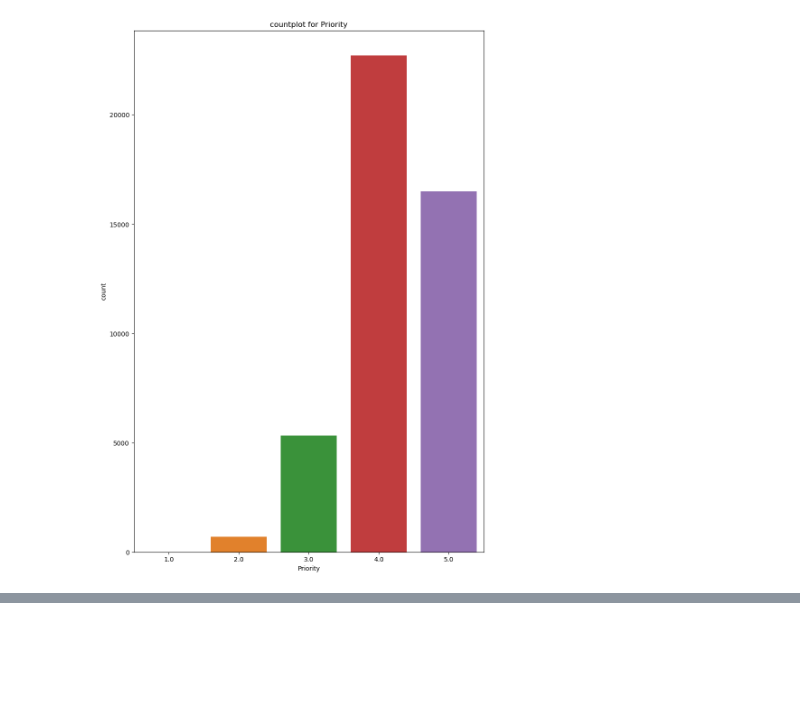
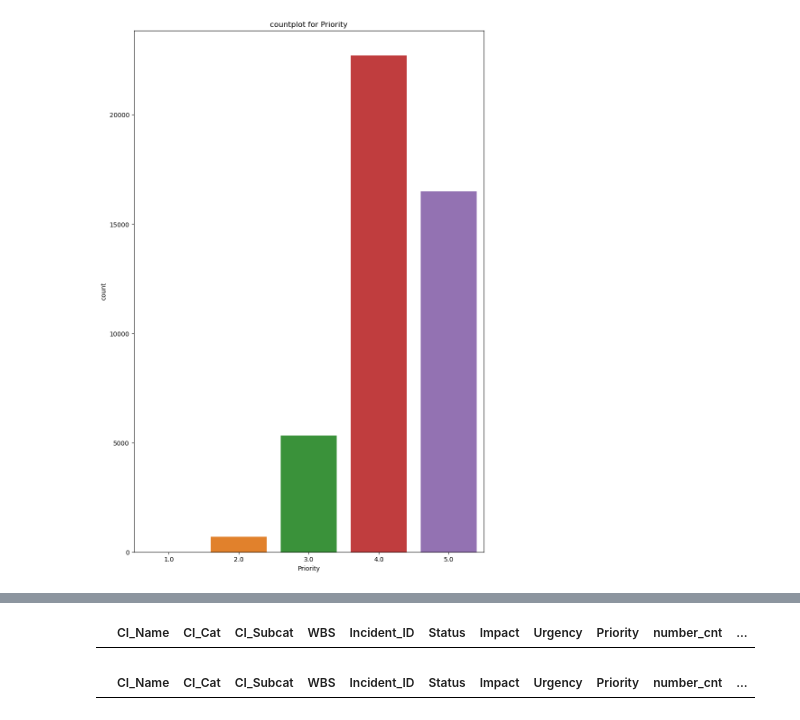
Before and after one commit to ash-171/ABCtech, a Jupyter notebook: PRCL-0012.ipynb, the cells around one changed output, grey strips where cells are left out. Drawn from its saved outputs; the diff is of its cells as text; code cells hidden in the pictures; blank space fills up the shorter version.

```diff
--- a/PRCL-0012.ipynb
+++ b/PRCL-0012.ipynb
@@ -250,0 +330,8 @@ for col in numerical_data:
+# %%
+df.loc[df['No_of_Related_Interactions'] > upper_limit]
+# %% [output]
+|  | CI_Name | CI_Cat | CI_Subcat | WBS | Incident_ID | Status | Impact | Urgency | Priority | number_cnt | ... |
+# %%
+df.loc[df['No_of_Related_Interactions'] < lower_limit]
+# %% [output]
+|  | CI_Name | CI_Cat | CI_Subcat | WBS | Incident_ID | Status | Impact | Urgency | Priority | number_cnt | ... |
```
Also changed, not shown: parts of 15 cells of this notebook.
